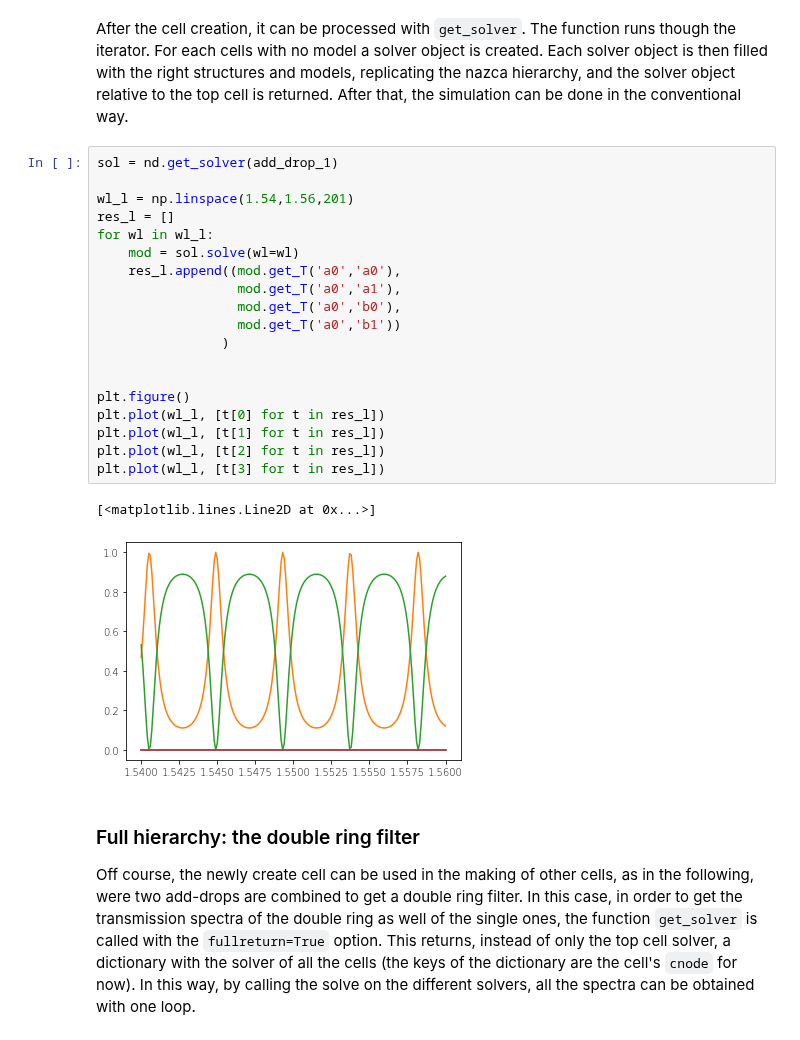
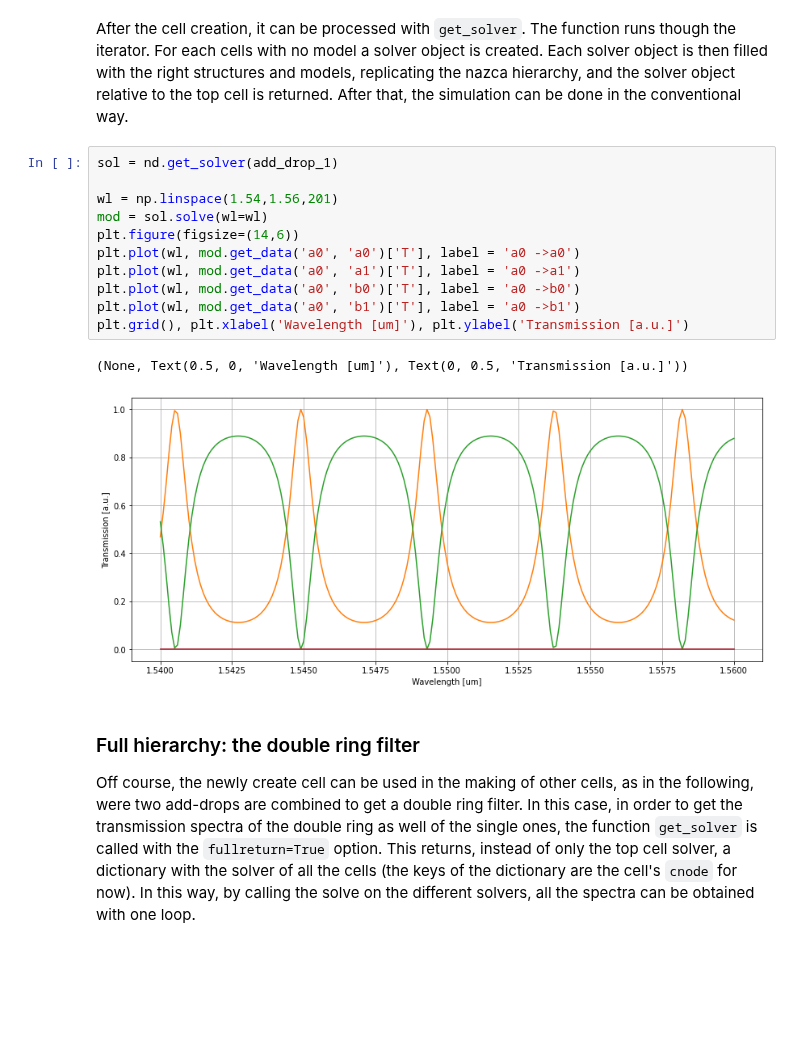
Before and after one commit to mpasson/lekkersim, a Jupyter notebook: Docs/jupyter/Nazca Integration.ipynb, the cells around one changed output. Cells and saved outputs as stored; diff of their text form; blank space fills up the shorter version.

```diff
--- a/Docs/jupyter/Nazca Integration.ipynb
+++ b/Docs/jupyter/Nazca Integration.ipynb
@@ -66,27 +70,19 @@ nd.export_plt(topcells=add_drop_1)
 # %% [markdown]
 After the cell creation, it can be processed with `get_solver`. The function runs though the iterator. For each cells with no model a solver object is created. Each solver object is then filled with the right structures and models, replicating the nazca hierarchy, and the solver object relative to the top cell is returned. After that, the simulation can be done in the conventional way.
-# %%
-sol = nd.get_solver(add_drop_1)
-
-wl_l = np.linspace(1.54,1.56,201)
-res_l = []
-for wl in wl_l:
-    mod = sol.solve(wl=wl)
-    res_l.append((mod.get_T('a0','a0'),
-                  mod.get_T('a0','a1'),
-                  mod.get_T('a0','b0'),
-                  mod.get_T('a0','b1'))
-                )
-
-
-plt.figure()
-plt.plot(wl_l, [t[0] for t in res_l])
-plt.plot(wl_l, [t[1] for t in res_l])
-plt.plot(wl_l, [t[2] for t in res_l])
-plt.plot(wl_l, [t[3] for t in res_l])
-# %% [output]
-[<matplotlib.lines.Line2D at 0x...>]
-[figure, removed]
+# %%
+sol = nd.get_solver(add_drop_1)
+
+wl = np.linspace(1.54,1.56,201)
+mod = sol.solve(wl=wl)
+plt.figure(figsize=(14,6))
+plt.plot(wl, mod.get_data('a0', 'a0')['T'], label = 'a0 ->a0')
+plt.plot(wl, mod.get_data('a0', 'a1')['T'], label = 'a0 ->a1')
+plt.plot(wl, mod.get_data('a0', 'b0')['T'], label = 'a0 ->b0')
+plt.plot(wl, mod.get_data('a0', 'b1')['T'], label = 'a0 ->b1')
+plt.grid(), plt.xlabel('Wavelength [um]'), plt.ylabel('Transmission [a.u.]')
+# %% [output]
+(None, Text(0.5, 0, 'Wavelength [um]'), Text(0, 0.5, 'Transmission [a.u.]'))
+[figure, added]
 # %% [markdown]
 ### Full hierarchy: the double ring filter
 Off course, the newly create cell can be used in the making of other cells, as in the following, were two add-drops are combined to get a double ring filter. In this case, in order to get the transmission spectra of the double ring as well of the single ones, the function `get_solver` is called with the `fullreturn=True` option. This returns, instead of only the top cell solver, a dictionary with the solver of all the cells (the keys of the dictionary are the cell's `cnode` for now). In this way, by calling the solve on the different solvers, all the spectra can be obtained with one loop.
```
Also changed, not shown: parts of 10 cells of this notebook, 5 other files.
